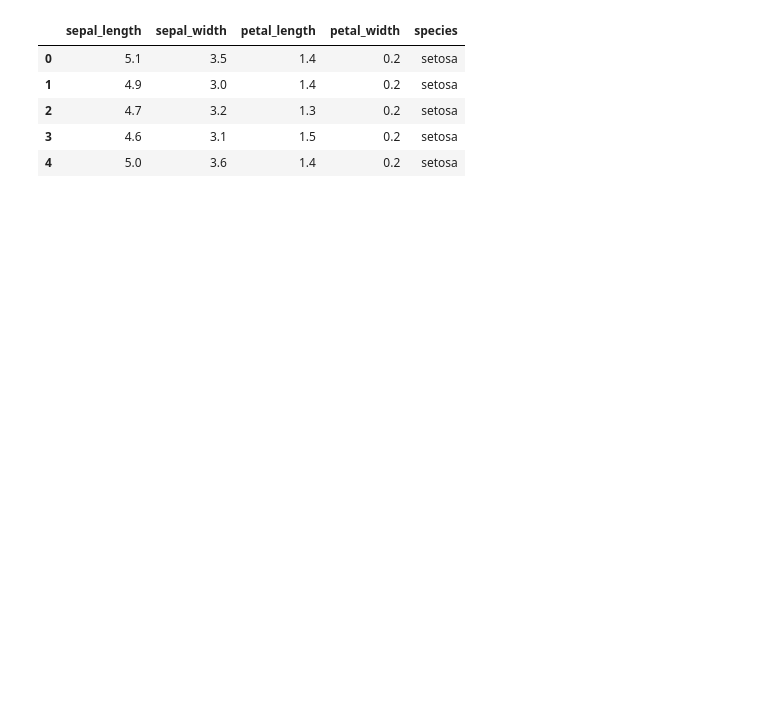
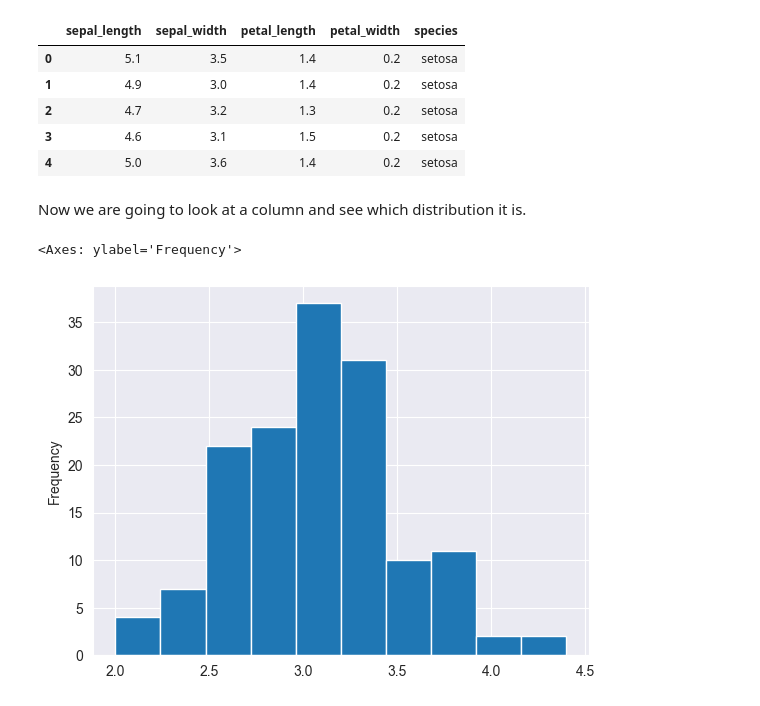
Before and after one commit to oldmartijntje/avans1.4-portfolio, a Jupyter notebook: edu material/personal_documentation.ipynb, the cells around one changed output. Drawn from its saved outputs; the diff is of its cells as text; code cells hidden in the pictures; blank space fills up the shorter version.

```diff
--- a/edu material/personal_documentation.ipynb
+++ b/edu material/personal_documentation.ipynb
@@ -60,3 +65,10 @@ iris.head()
 | 2 | 4.7 | 3.2 | 1.3 | 0.2 | setosa |
 | 3 | 4.6 | 3.1 | 1.5 | 0.2 | setosa |
 | 4 | 5.0 | 3.6 | 1.4 | 0.2 | setosa |
+# %% [markdown]
+Now we are going to look at a column and see which distribution it is.
+# %%
+iris['sepal_width'].plot(kind='hist', bins = 10)
+# %% [output]
+<Axes: ylabel='Frequency'>
+[figure, added]
```
Also changed, not shown: parts of 18 cells of this notebook.
